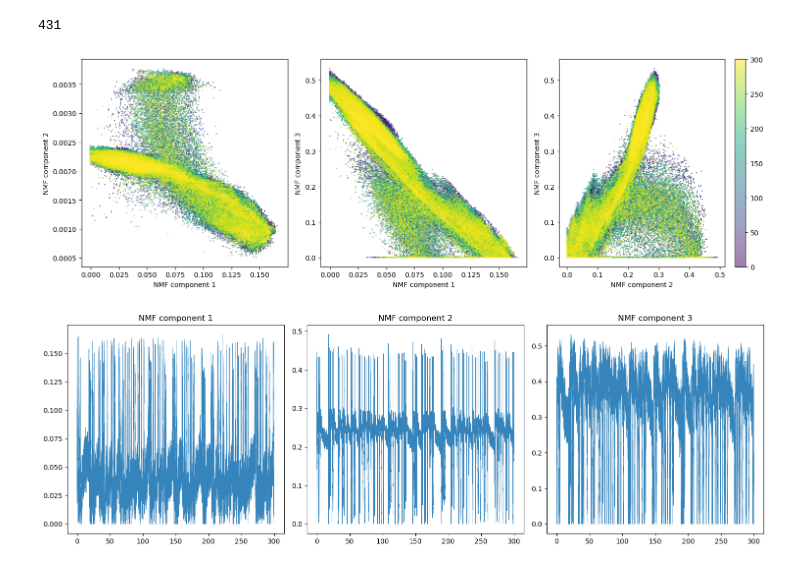
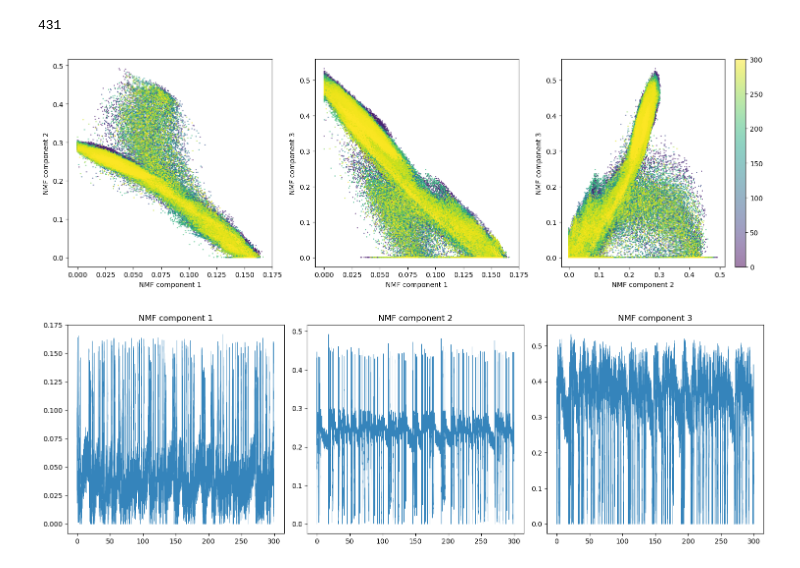
Before and after one commit to mrwun2002/MaxLab_analysis, a Jupyter notebook: test_load.ipynb, the cells around one changed output. Drawn from its saved outputs; the diff is of its cells as text; code cells hidden in the pictures.

```diff
--- a/test_load.ipynb
+++ b/test_load.ipynb
@@ -180,7 +184,7 @@ plt.show()
 n_components = 6
 
 pca = PCA(n_components)
-X_new = pca.fit_transform(X_scaled)
+X_pca = pca.fit_transform(X_scaled)
 
 print(pca.explained_variance_ratio_)
 # %% [output]
@@ -188,32 +192,32 @@ print(pca.explained_variance_ratio_)
 # %%
+%matplotlib inline
 fig = plt.figure(figsize = (15, 5))
 
 plt.subplot(131)
 
-plt.scatter(X_new[:, 0], X_new[:, 1],  s = 1, c = t, alpha = 0.5)
+plt.scatter(X_pca[:, 0], X_pca[:, 1],  s = 1, c = t, alpha = 0.5)
 plt.xlabel('Principal component 1')
 plt.ylabel('Principal component 2')
 
 plt.subplot(132)
 
-plt.scatter(X_new[:, 0], X_new[:, 2],  s = 1, c = t, alpha = 0.5)
+plt.scatter(X_pca[:, 0], X_pca[:, 2],  s = 1, c = t, alpha = 0.5)
 plt.xlabel('Principal component 1')
 plt.ylabel('Principal component 3')
 
 plt.subplot(133)
-plt.scatter(X_new[:, 1], X_new[:, 2],  s = 1, c = t, alpha = 0.5)
+plt.scatter(X_pca[:, 1], X_pca[:, 2],  s = 1, c = t, alpha = 0.5)
 plt.colorbar()
 plt.xlabel('Principal component 2')
 plt.ylabel('Principal component 3')
 plt.tight_layout()
 plt.show()
 
-
 fig_width = 3
 plt.figure(figsize = (fig_width * 5, (int(np.ceil(n_components/fig_width)) * 5)))
 for i in np.arange(1, n_components + 1):
     plt.subplot(int(np.ceil(n_components/fig_width)), fig_width, i)
-    plt.plot(t, X_new[:, i-1], linewidth = 0.5, alpha = 0.9)
+    plt.plot(t, X_pca[:, i-1], linewidth = 0.5, alpha = 0.9)
     plt.title('Principal component ' + str(i))
 plt.tight_layout()
 plt.show()
@@ -253,18 +328,18 @@ fig = plt.figure(figsize = (15, 5))
 
 plt.subplot(131)
 
-plt.scatter(X_new[:, 0], X_new[:, 1],  s = 1, c = t, alpha = 0.5)
+plt.scatter(X_nmf[:, 0], X_nmf[:, 1],  s = 1, c = t, alpha = 0.5)
 plt.xlabel('NMF component 1')
 plt.ylabel('NMF component 2')
 
 plt.subplot(132)
 
-plt.scatter(X_new[:, 0], X_new[:, 2],  s = 1, c = t, alpha = 0.5)
+plt.scatter(X_nmf[:, 0], X_nmf[:, 2],  s = 1, c = t, alpha = 0.5)
 plt.xlabel('NMF component 1')
 plt.ylabel('NMF component 3')
 
 plt.subplot(133)
-plt.scatter(X_new[:, 1], X_new[:, 2],  s = 1, c = t, alpha = 0.5)
+plt.scatter(X_nmf[:, 1], X_nmf[:, 2],  s = 1, c = t, alpha = 0.5)
 plt.colorbar()
 plt.xlabel('NMF component 2')
 plt.ylabel('NMF component 3')
@@ -276,7 +351,7 @@ fig_width = 3
 plt.figure(figsize = (fig_width * 5, (int(np.ceil(n_components/fig_width)) * 5)))
 for i in np.arange(1, n_components + 1):
     plt.subplot(int(np.ceil(n_components/fig_width)), fig_width, i)
-    plt.plot(t, X_new[:, i-1], linewidth = 0.5, alpha = 0.9)
+    plt.plot(t, X_nmf[:, i-1], linewidth = 0.5, alpha = 0.9)
     plt.title('NMF component ' + str(i))
 plt.tight_layout()
 plt.show()
@@ -288,7 +363,7 @@ plt.show()
 n_components = 3
 
 nmf = NMF(n_components, max_iter=2000) #enough to converge!
-X_new_scaled = nmf.fit_transform(X_scaled)
+X_nmf_scaled = nmf.fit_transform(X_scaled)
 
 print(nmf.n_features_in_)
 # %% [output]
@@ -296,35 +371,35 @@ print(nmf.n_features_in_)
 # %%
 fig = plt.figure(figsize = (15, 5))
 
 plt.subplot(131)
 
-plt.scatter(X_new_scaled[:, 0], X_new[:, 1],  s = 1, c = t, alpha = 0.5)
+plt.scatter(X_nmf_scaled[:, 0], X_nmf_scaled[:, 1],  s = 1, c = t, alpha = 0.5)
 plt.xlabel('NMF component 1')
 plt.ylabel('NMF component 2')
 
 plt.subplot(132)
 
-plt.scatter(X_new_scaled[:, 0], X_new_scaled[:, 2],  s = 1, c = t, alpha = 0.5)
+plt.scatter(X_nmf_scaled[:, 0], X_nmf_scaled[:, 2],  s = 1, c = t, alpha = 0.5)
 plt.xlabel('NMF component 1')
 plt.ylabel('NMF component 3')
 
 plt.subplot(133)
-plt.scatter(X_new_scaled[:, 1], X_new_scaled[:, 2],  s = 1, c = t, alpha = 0.5)
+plt.scatter(X_nmf_scaled[:, 1], X_nmf_scaled[:, 2],  s = 1, c = t, alpha = 0.5)
 plt.colorbar()
 plt.xlabel('NMF component 2')
 plt.ylabel('NMF component 3')
 plt.tight_layout()
 plt.show()
 
 
 fig_width = 3
 plt.figure(figsize = (fig_width * 5, (int(np.ceil(n_components/fig_width)) * 5)))
 for i in np.arange(1, n_components + 1):
     plt.subplot(int(np.ceil(n_components/fig_width)), fig_width, i)
-    plt.plot(t, X_new_scaled[:, i-1], linewidth = 0.5, alpha = 0.9)
+    plt.plot(t, X_nmf_scaled[:, i-1], linewidth = 0.5, alpha = 0.9)
     plt.title('NMF component ' + str(i))
 plt.tight_layout()
 plt.show()
 # %% [output]
-[figure, old version]
+[figure, new version]
-[figure, old version]
+[figure, new version]
```
Also changed, not shown: parts of 9 cells of this notebook, 1 other file.
